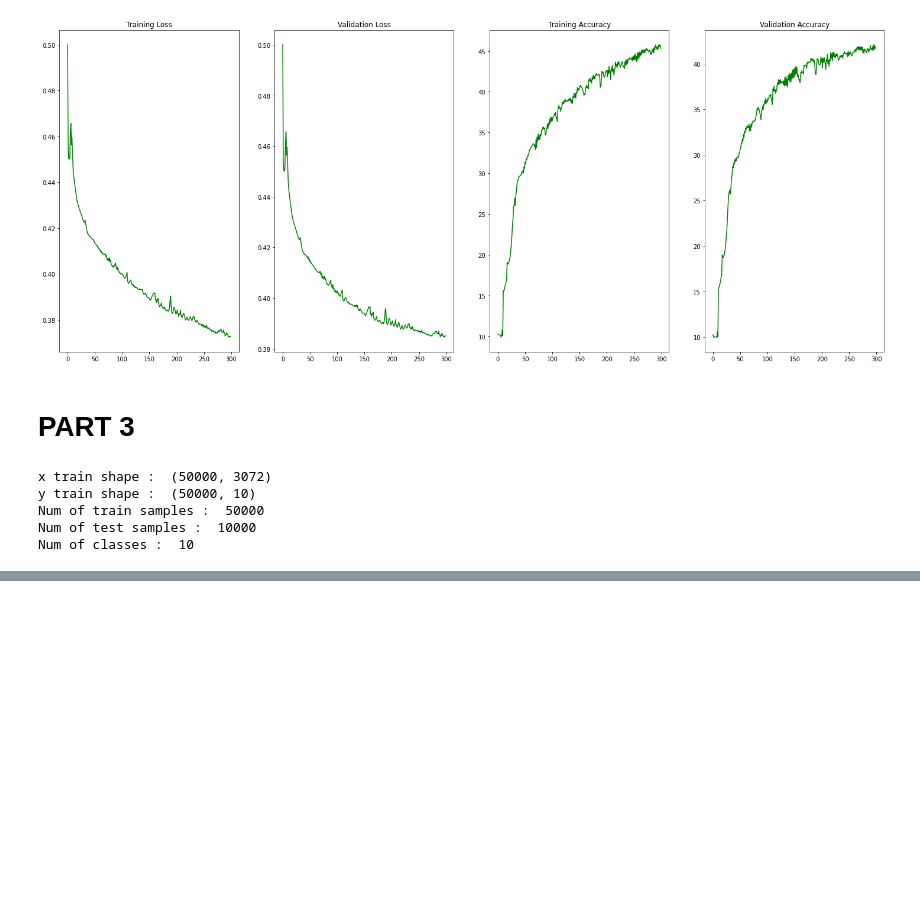
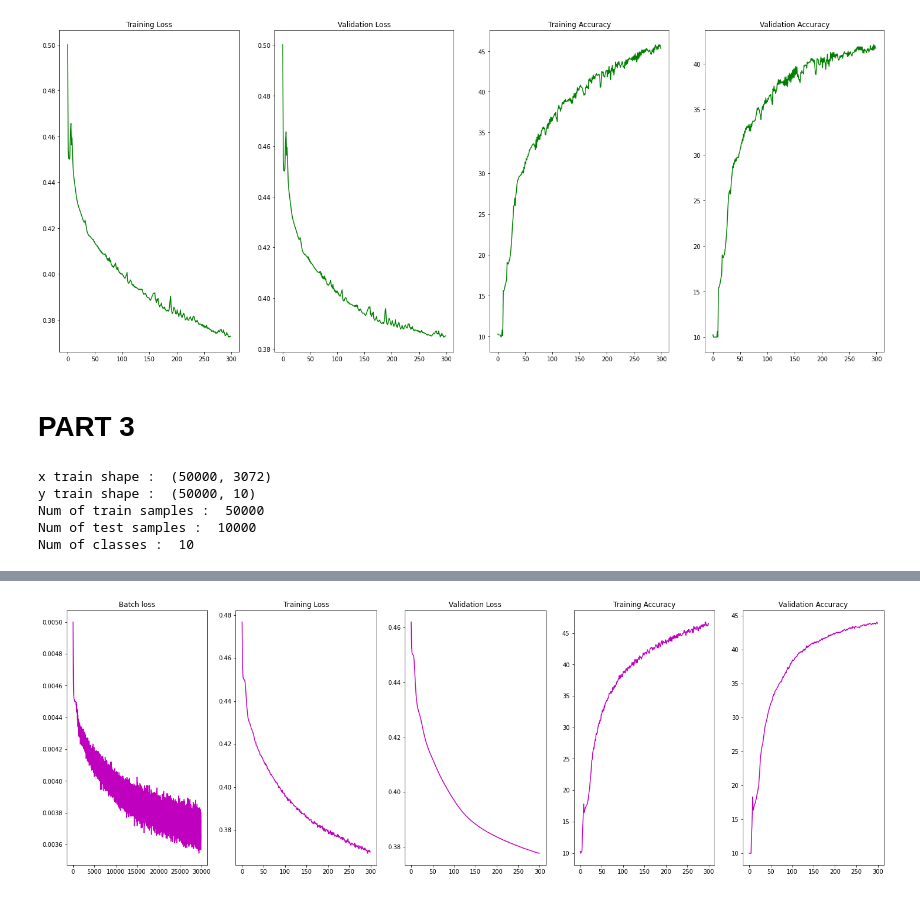
Before and after one commit to ChalaniEkanayake/EN2550_Assignment_4, a Jupyter notebook: cifar10.ipynb, the cells around one changed output, grey strips where cells are left out. Drawn from its saved outputs; the diff is of its cells as text; code cells hidden in the pictures; blank space fills up the shorter version.

```diff
--- a/cifar10.ipynb
+++ b/cifar10.ipynb
@@ -431,11 +431,11 @@ for t in range(1,iterations+1):
     h = 1/(1+np.exp(-x_tr.dot(w1)-b1))
     y_pred = h.dot(w2) + b2
 
-    batch_loss = (1/(2*batch_size))*np.sum((y_pred - y_tr)**2) + reg*(np.sum(w1**2) + np.sum(w2**2))
+    batch_loss = (1/(2*Ntr))*np.sum((y_pred - y_tr)**2) + reg*(np.sum(w1**2) + np.sum(w2**2))
     batch_loss_history.append(batch_loss)
 
     # Back propagation
-    dPred =  (1/batch_size)*(y_pred - y_tr)
+    dPred =  (1/Ntr)*(y_pred - y_tr)
     dw2 = h.T.dot(dPred) + reg*w2
     db2 = dPred.sum(axis=0)
 
@@ -449,11 +449,7 @@ for t in range(1,iterations+1):
     b1 = b1 - db1*lr
     b2 = b2 - db2*lr
 
-    lr_history.append(lr)
-    lr = lr*lr_decay
-
     tot_batch_loss += batch_loss
-    print("tot batch loss ", tot_batch_loss)
 
   loss_history.append(tot_batch_loss)
 
@@ -463,7 +459,7 @@ for t in range(1,iterations+1):
   y_pred = h.dot(w2) + b2
 
   pred_class = np.argmax(y_pred, axis=1)
-  true_class = np.argmax(y, axis=1)    # we use the argmax function here because now y_train is a 5000x10 array after one hot encoding
+  true_class = np.argmax(y, axis=1)
 
   # Train set
   correct_pred = np.sum([pred_class == true_class])
@@ -487,5 +483,8 @@ for t in range(1,iterations+1):
   if t == 1 or t%10 == 0:
     print("| Epoch {:04} | Loss {:.4f} | Training Acc: {:.4f} | Validation Acc: {:.4f} | Learning Rate: {:.4f} |".format(t,tot_batch_loss,train_acc,val_acc,lr))
 
+  lr_history.append(lr)
+  lr = lr*lr_decay
+
 print("--- Done ---")
 # %% [output]
@@ -509,0 +508,12 @@ KeyboardInterrupt: ignored
+# %%
+fig, ax  = plt.subplots(1,5, figsize=(25,8))
+items = { "Batch loss":batch_loss_history, "Training Loss":loss_history, "Validation Loss":val_loss_history, "Training Accuracy":train_acc_history,
+         "Validation Accuracy": val_acc_history}
+i=1
+for key in items.keys():
+    plt.subplot(1,5,i);
+    plt.plot(items[key], color ='m')
+    plt.title(key)
+    i+=1
+# %% [output]
+[figure, added]
```
Also changed, not shown: parts of 1 cell of this notebook.
